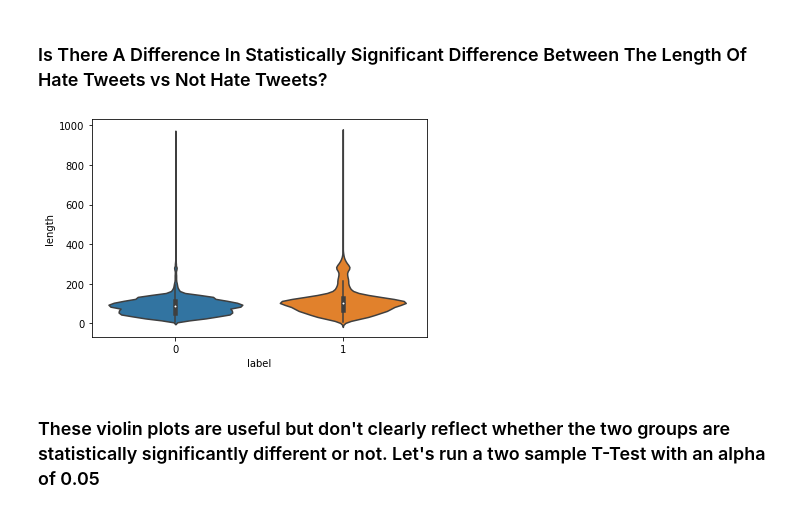
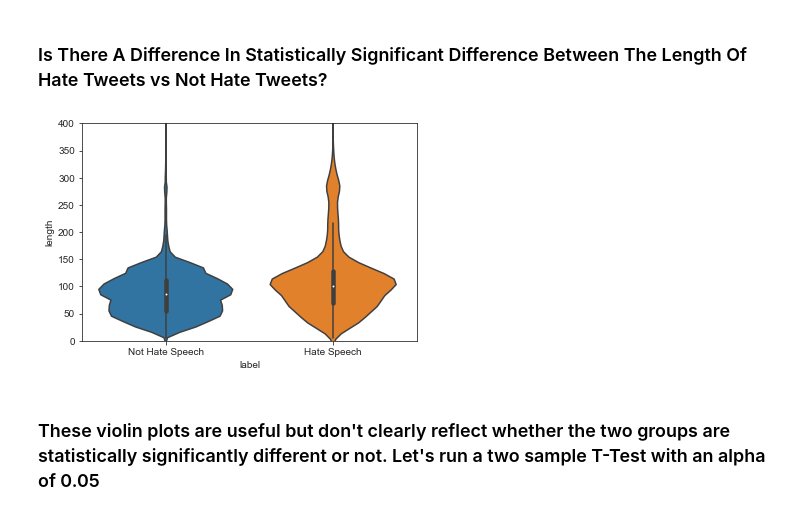
Before and after one commit to cdlc01/Twitter_Hate_Speech_Analysis, a Jupyter notebook: EDA.ipynb, the cells around one changed output. Saved outputs shown, nothing was run; the diff lists cells and outputs as text; code cells hidden in the pictures.

Commit message:
Added images for violin plots and histograms for tweet length

```diff
--- a/EDA.ipynb
+++ b/EDA.ipynb
@@ -104,9 +104,11 @@ plt.show()
 df_len = df
 df_len['length'] = df_len['tweet'].apply(len) #Add a columns for the length of tweets
 # %%
-sns.violinplot(x = 'label', y = 'length', data = df_len); #1 = Hate Speech, #0 = Not Hate Speech
+ax = sns.violinplot(x = 'label', y = 'length', data = df_len); #
+ax.set_xticklabels(['Not Hate Speech', 'Hate Speech'])
+ax.set(ylim =(0, 400));
 # %% [output]
-[figure, old version]
+[figure, new version]
 # %% [markdown]
 ### These violin plots are useful but don't clearly reflect whether the two groups are statistically significantly different or not. Let's run a two sample T-Test with an alpha of 0.05
 # %%
```
Also changed, not shown: parts of 2 cells of this notebook, 2 other files.
